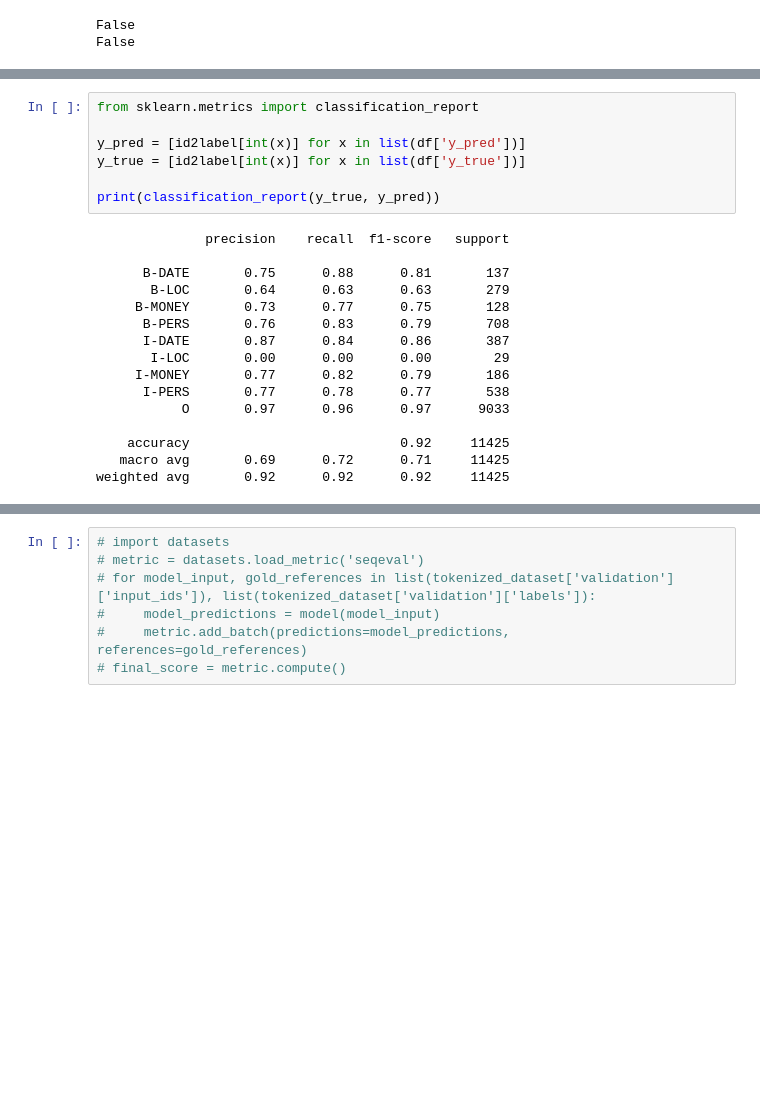
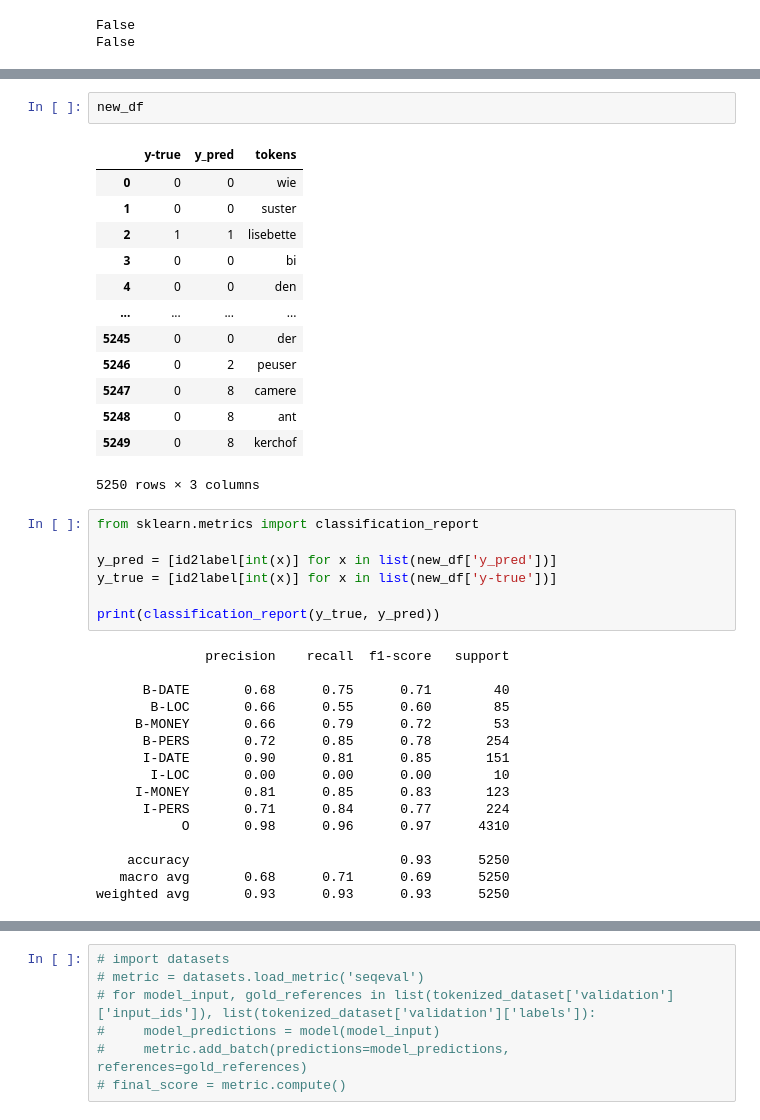
Before and after one commit to MarijkeBeersmans/MiddelNER-Middelnederlandse-named-entity-recognition, a Jupyter notebook: ModelMiddelNederlandseNER.ipynb, the cells around one changed output, grey strips where cells are left out. Saved outputs shown, nothing was run; the diff lists cells and outputs as text; blank space fills up the shorter version.

```diff
--- a/ModelMiddelNederlandseNER.ipynb
+++ b/ModelMiddelNederlandseNER.ipynb
@@ -930,26 +982,42 @@ df[:20]
+# %%
+new_df
+# %% [output]
+|  | y-true | y_pred | tokens |
+| 0 | 0 | 0 | wie |
+| 1 | 0 | 0 | suster |
+| 2 | 1 | 1 | lisebette |
+| 3 | 0 | 0 | bi |
+| 4 | 0 | 0 | den |
+| ... | ... | ... | ... |
+| 5245 | 0 | 0 | der |
+| 5246 | 0 | 2 | peuser |
+| 5247 | 0 | 8 | camere |
+| 5248 | 0 | 8 | ant |
+| 5249 | 0 | 8 | kerchof |
+5250 rows × 3 columns
 # %%
 from sklearn.metrics import classification_report
 
-y_pred = [id2label[int(x)] for x in list(df['y_pred'])]
-y_true = [id2label[int(x)] for x in list(df['y_true'])]
+y_pred = [id2label[int(x)] for x in list(new_df['y_pred'])]
+y_true = [id2label[int(x)] for x in list(new_df['y-true'])]
 
 print(classification_report(y_true, y_pred))
 # %% [output]
               precision    recall  f1-score   support
 
-      B-DATE       0.75      0.88      0.81       137
-       B-LOC       0.64      0.63      0.63       279
-     B-MONEY       0.73      0.77      0.75       128
-      B-PERS       0.76      0.83      0.79       708
-      I-DATE       0.87      0.84      0.86       387
-       I-LOC       0.00      0.00      0.00        29
-     I-MONEY       0.77      0.82      0.79       186
-      I-PERS       0.77      0.78      0.77       538
-           O       0.97      0.96      0.97      9033
+      B-DATE       0.68      0.75      0.71        40
+       B-LOC       0.66      0.55      0.60        85
+     B-MONEY       0.66      0.79      0.72        53
+      B-PERS       0.72      0.85      0.78       254
+      I-DATE       0.90      0.81      0.85       151
+       I-LOC       0.00      0.00      0.00        10
+     I-MONEY       0.81      0.85      0.83       123
+      I-PERS       0.71      0.84      0.77       224
+           O       0.98      0.96      0.97      4310
 
-    accuracy                           0.92     11425
-   macro avg       0.69      0.72      0.71     11425
-weighted avg       0.92      0.92      0.92     11425
+    accuracy                           0.93      5250
+   macro avg       0.68      0.71      0.69      5250
+weighted avg       0.93      0.93      0.93      5250
 # %%
 # Bit of a hack to get the tokens with the special tokens
 tokens = tokenizer.tokenize(tokenizer.decode(tokenizer.encode(sequence)))
```
Also changed, not shown: parts of 20 cells of this notebook.
